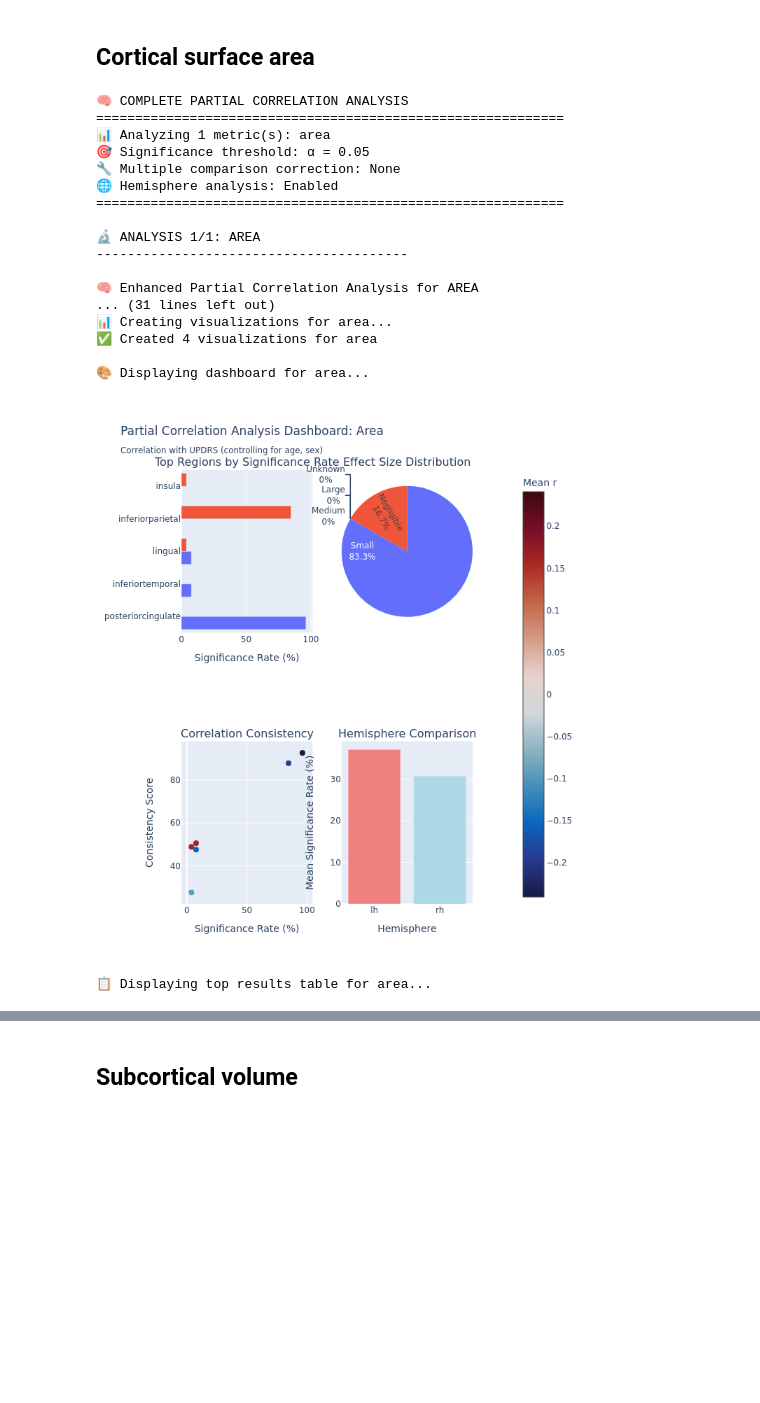
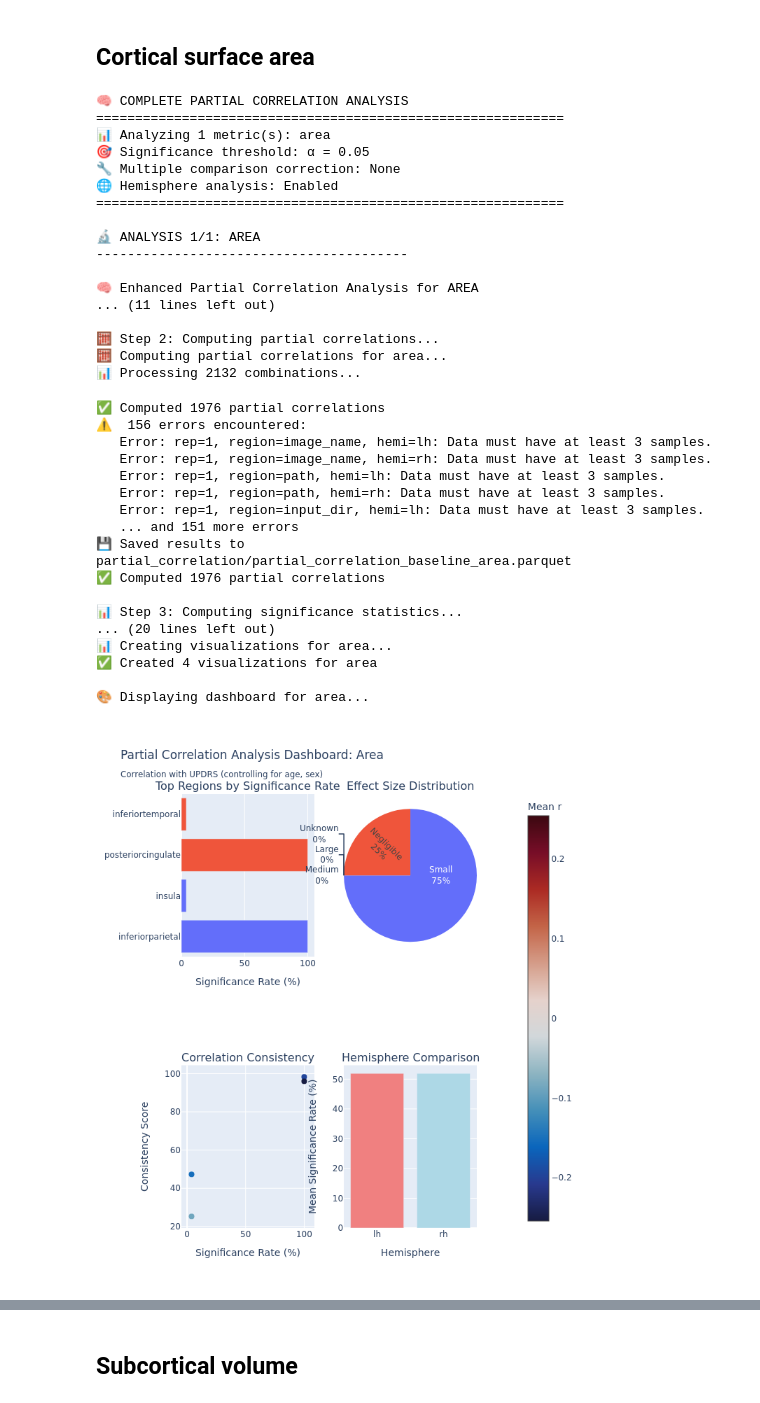
Before and after one commit to yohanchatelain/VIP-python-client, a Jupyter notebook: example/freesurfer-fuzzy/notebooks/clinical/baseline-partial-correlation.ipynb, the cells around one changed output, grey strips where cells are left out. Drawn from its saved outputs; the diff is of its cells as text; code cells hidden in the pictures; blank space fills up the shorter version.

```diff
--- a/example/freesurfer-fuzzy/notebooks/clinical/baseline-partial-correlation.ipynb
+++ b/example/freesurfer-fuzzy/notebooks/clinical/baseline-partial-correlation.ipynb
@@ -25,7 +25,7 @@ Pingouin uses the method described in [2] to calculate the (semi)partial correla
 from IPython.display import display, Image
 
 STATIC_RENDERING = True
-
+force = True
 
 # This is a static rendering of the notebook.
 def show_figure(fig):
@@ -1797,35 +1833,51 @@ significance_thickness_df
 # %%
 # Enhanced single metric analysis
 area_results = run_complete_partial_correlation_analysis(
     metrics="area",
     cohort_df=df_clinical,
     hemisphere=True,
     alpha=0.05,
     correction_method=None,
-    force=False,
+    force=force,
 )
 
 # Access results
 significance_area_df = area_results["area"]["significance_df"]
 summary_area = area_results["area"]["summary"]
 visualizations_area = area_results["area"]["visualizations"]
 # %% [output]
 🧠 COMPLETE PARTIAL CORRELATION ANALYSIS
 ============================================================
 📊 Analyzing 1 metric(s): area
 🎯 Significance threshold: α = 0.05
 🔧 Multiple comparison correction: None
 🌐 Hemisphere analysis: Enabled
 ============================================================
 
 🔬 ANALYSIS 1/1: AREA
 ----------------------------------------
 
 🧠 Enhanced Partial Correlation Analysis for AREA
-... (31 lines left out)
-📊 Creating visualizations for area...
-✅ Created 4 visualizations for area
+... (11 lines left out)
 
-🎨 Displaying dashboard for area...
+🧮 Step 2: Computing partial correlations...
+🧮 Computing partial correlations for area...
+📊 Processing 2132 combinations...
+✅ Computed 1976 partial correlations
+⚠️  156 errors encountered:
+   Error: rep=1, region=image_name, hemi=lh: Data must have at least 3 samples.
+   Error: rep=1, region=image_name, hemi=rh: Data must have at least 3 samples.
+   Error: rep=1, region=path, hemi=lh: Data must have at least 3 samples.
+   Error: rep=1, region=path, hemi=rh: Data must have at least 3 samples.
+   Error: rep=1, region=input_dir, hemi=lh: Data must have at least 3 samples.
+   ... and 151 more errors
+💾 Saved results to partial_correlation/partial_correlation_baseline_area.parquet
+✅ Computed 1976 partial correlations
+
+📊 Step 3: Computing significance statistics...
+... (20 lines left out)
+📊 Creating visualizations for area...
+✅ Created 4 visualizations for area
+
+🎨 Displaying dashboard for area...
-[figure, old version]
+[figure, new version]
-📋 Displaying top results table for area...
```
Also changed, not shown: parts of 10 cells of this notebook, 7 other files.
